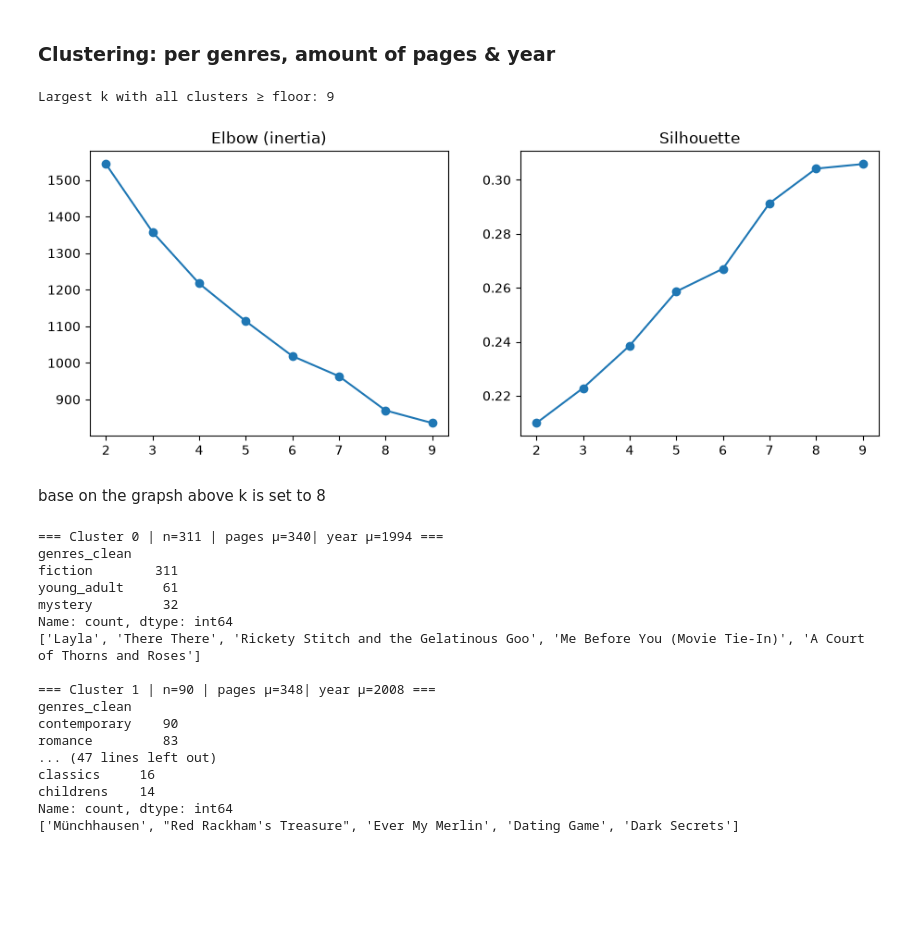
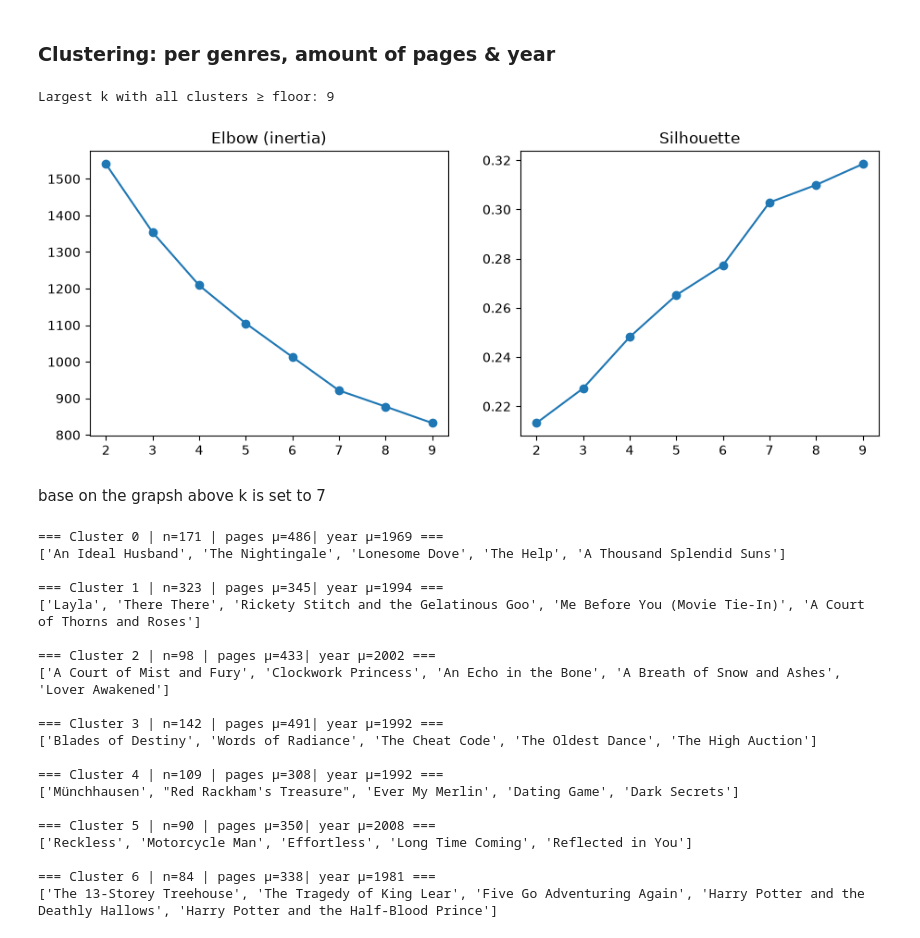
Before and after one commit to cadiyubu/Book_projectW8, a Jupyter notebook: notebooks/EDA_clustering.ipynb, the cells around one changed output. Cells and saved outputs as stored; diff of their text form; code cells hidden in the pictures; blank space fills up the shorter version.

Commit message:
Clustering analysis

```diff
--- a/notebooks/EDA_clustering.ipynb
+++ b/notebooks/EDA_clustering.ipynb
@@ -512,37 +676,39 @@ Name: count, dtype: int64
 ### Clustering: per genres, amount of pages & year
 # %%
 f4 = sweep_k(scale_features(feature_sets['f4_genres_pages_year']),k_range=range(2,10))
-decision_plot(f3)
+decision_plot(f4)
 # %% [output]
 Largest k with all clusters ≥ floor: 9
-[figure, old version]
+[figure, new version]
 # %% [markdown]
-base on the grapsh above k is set to 8
+base on the grapsh above k is set to 7
 # %%
-X = scale_features(feature_sets['f4_genres_pages_year'])
-km4 = KMeans(n_clusters=8, random_state=42, n_init=10)   # k based on the graphs
+X4 = scale_features(feature_sets['f4_genres_pages_year'])
+km4 = KMeans(n_clusters=7, random_state=42, n_init=10)   # k based on the graphs
 
-books.loc[X.index, 'cluster_f4'] = km4.fit_predict(X)
+books.loc[X4.index, 'cluster_f4'] = km4.fit_predict(X4)
 for c in sorted(books['cluster_f4'].dropna().unique()):
     sub = books[books['cluster_f4'] == c]
     print(f"\n=== Cluster {int(c)} | n={len(sub)} | pages μ={sub['pages'].mean():.0f}| year μ={sub['pub_date'].mean():.0f} ===")
-    print(sub['genres_clean'].explode().value_counts().head(3))
     print(sub.nlargest(5, 'rating')['book_name'].tolist())
 # %% [output]
-=== Cluster 0 | n=311 | pages μ=340| year μ=1994 ===
-genres_clean
-fiction        311
-young_adult     61
-mystery         32
-Name: count, dtype: int64
+=== Cluster 0 | n=171 | pages μ=486| year μ=1969 ===
+['An Ideal Husband', 'The Nightingale', 'Lonesome Dove', 'The Help', 'A Thousand Splendid Suns']
+
+=== Cluster 1 | n=323 | pages μ=345| year μ=1994 ===
 ['Layla', 'There There', 'Rickety Stitch and the Gelatinous Goo', 'Me Before You (Movie Tie-In)', 'A Court of Thorns and Roses']
 
-=== Cluster 1 | n=90 | pages μ=348| year μ=2008 ===
-genres_clean
-contemporary    90
-romance         83
-... (47 lines left out)
-classics     16
-childrens    14
-Name: count, dtype: int64
+=== Cluster 2 | n=98 | pages μ=433| year μ=2002 ===
+['A Court of Mist and Fury', 'Clockwork Princess', 'An Echo in the Bone', 'A Breath of Snow and Ashes', 'Lover Awakened']
+
+=== Cluster 3 | n=142 | pages μ=491| year μ=1992 ===
+['Blades of Destiny', 'Words of Radiance', 'The Cheat Code', 'The Oldest Dance', 'The High Auction']
+
+=== Cluster 4 | n=109 | pages μ=308| year μ=1992 ===
 ['Münchhausen', "Red Rackham's Treasure", 'Ever My Merlin', 'Dating Game', 'Dark Secrets']
+
+=== Cluster 5 | n=90 | pages μ=350| year μ=2008 ===
+['Reckless', 'Motorcycle Man', 'Effortless', 'Long Time Coming', 'Reflected in You']
+
+=== Cluster 6 | n=84 | pages μ=338| year μ=1981 ===
+['The 13-Storey Treehouse', 'The Tragedy of King Lear', 'Five Go Adventuring Again', 'Harry Potter and the Deathly Hallows', 'Harry Potter and the Half-Blood Prince']
```
Also changed, not shown: parts of 17 cells of this notebook, 12 other files.
